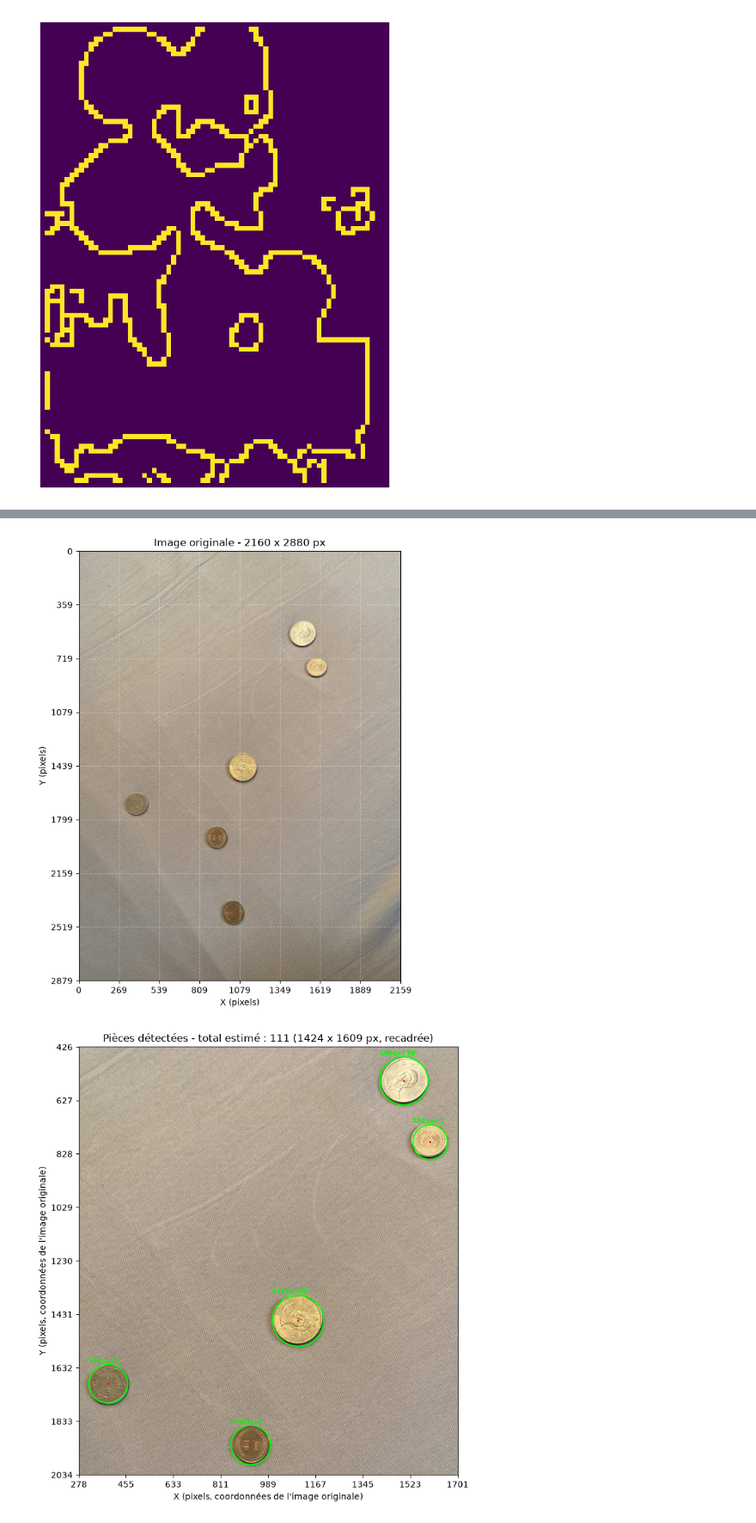
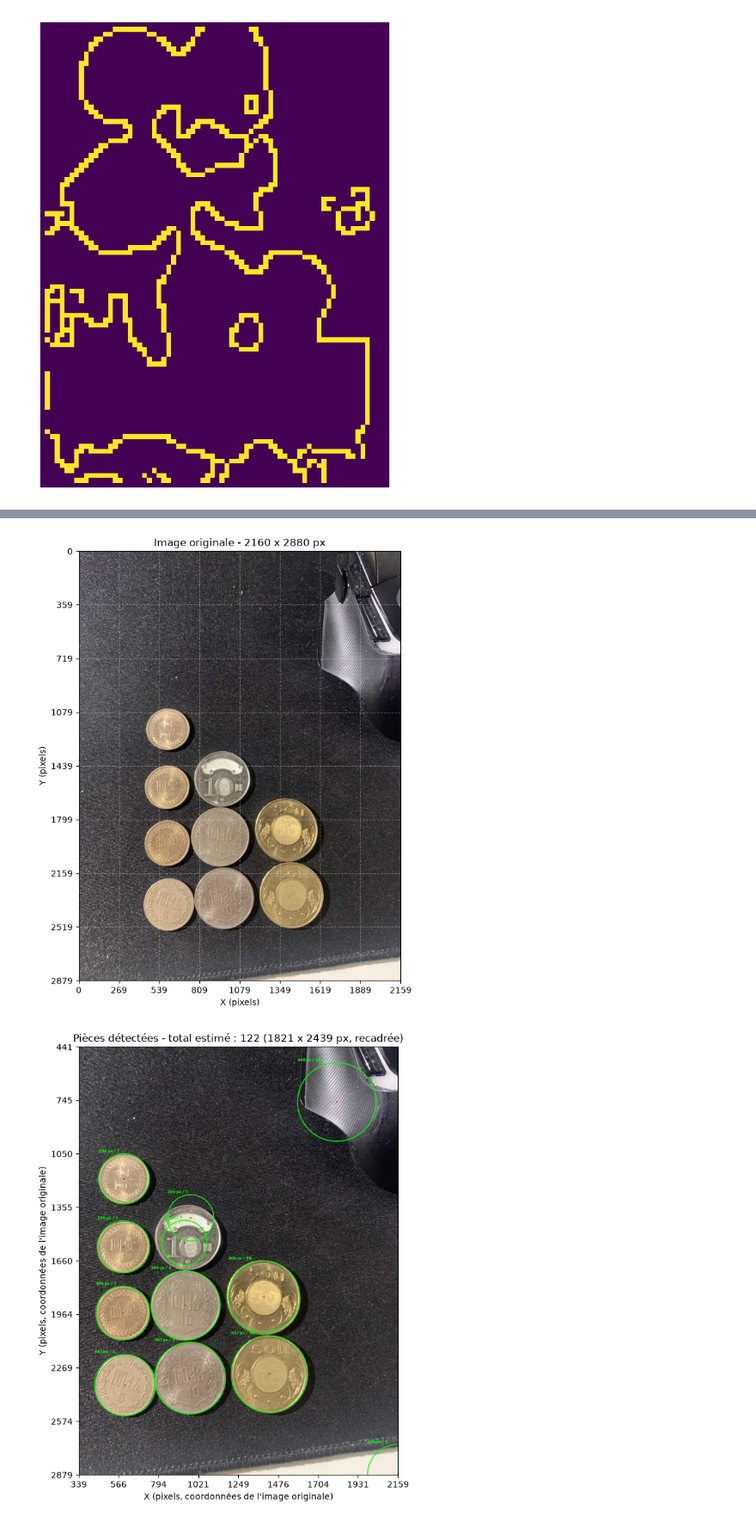
Before and after one commit to Wiwi-Stevant/Projet-Signeaux-3, a Jupyter notebook: wiwi.ipynb, the cells around one changed output, grey strips where cells are left out. Shown at 86% size. Saved outputs shown, nothing was run; the diff lists cells and outputs as text; code cells hidden in the pictures.

```diff
--- a/wiwi.ipynb
+++ b/wiwi.ipynb
@@ -99,7 +99,69 @@ plt.show()
 # %% [output]
 [figure]
 # %%
-CHEMIN_IMAGE = "data/IMG_5677.jpg"
+CHEMIN_IMAGE = "data/IMG_9238.jpg"
+
+"""
+liste des image qui marche +-
+43fef775db14373494f2246ff3754a16_t
+- pas de pieces de 50 donc il pense juste que les 10 sont des 50
+image.jpg
+image1.jpg
+image2.jpg
+image3.jpg
+image5.jpg
+image6.jpg
+IMG_5674.jpg
+- piece de 10 tres similaire a la piece de 50 donc il pense que c'est une piece de 50
+IMG_5675.jpg
+- pas de 50 et invente une piece de 1 donc il décale tout
+IMG_5676.jpg
+- une piece de 1 qu'il surestime donc il pense que c'est une piece de 5
+IMG_5677.jpg
+- il y a de l'idee mais une piece de 1 -> 5 et une piece de 10 -> 50 (donc c'est plus subtil que ça)
+IMG_5678.jpg
+- pas de 5 donc une piece de 1 -> 5
+IMG_5679.jpg
+IMG_5680.jpg
+- une piece de 1 -> 5
+IMG_5681.jpg
+- toutes les pieces de 1 -> 5
+IMG_5682.jpg
+- pieces de 5 -> 1
+IMG_5688.jpg
+- une piece de 10 non detectée
+IMG_5689.jpg
+- fausse piece a l'interieur d'une piece (chiant a justifier donc jsp si je la supprime ou pas) mais a part ça, elle fonctionne bien
+IMG_5693.jpg
+- une pieces de 1-> 5
+IMG_5694.jpg
+- une pieces de 5 -> 1
+IMG_5695.jpg
+IMG_5696.jpg
+- une pieces de 10 -> 50
+IMG_5698.jpg
+- piece de 1 -> 5
+IMG_5709.jpg
+- detection ok mais quelques erreurs pour les valeur (10 -> 5)
+IMG_9237.jpg
+- 2 pieces de 10 -> 5
+
+==================================================
+exemple d'image qui ne marche pas
+IMG_5684.jpg
+- imagine des pieces et n'arrive donc pas a estimer la valeur de certaine
+IMG_5690.jpg
+- bordelique
+IMG_5691.jpg
+- beaucoup de pieces pas detectées
+IMG_5706.jpg
+- detecte juste un cercle dans une piece de 50
+IMG_5707.jpg
+- c'est plus subtil que ça
+IMG_9238.jpg
+- une pieces fantome qui decale tout
+===================================================
+"""
 
 TAILLES_VALEURS = [50, 10, 5, 1]
 TAILLE_MAX_IMAGE = 1400
@@ -168,6 +230,7 @@ def detecter_pieces(image: np.ndarray) -> list[Piece]:
 
     gris = cv2.cvtColor(image_reduite, cv2.COLOR_BGR2GRAY)
     flou = cv2.medianBlur(gris, 5)
+    #plt.imshow(flou, cmap='gray')
     cote_court = min(flou.shape)
 
     bordure = np.concatenate((flou[0, :], flou[-1, :], flou[:, 0], flou[:, -1]))
@@ -528,3 +599,3 @@ Total estimé : 111
 Vérifiez les étiquettes sur l'image : le classement des tailles et les tailles manquantes sont des estimations.
-[figure, old version]
+[figure, new version]
-[figure, old version]
+[figure, new version]
```
Also changed, not shown: parts of 1 cell of this notebook, 37 other files.
